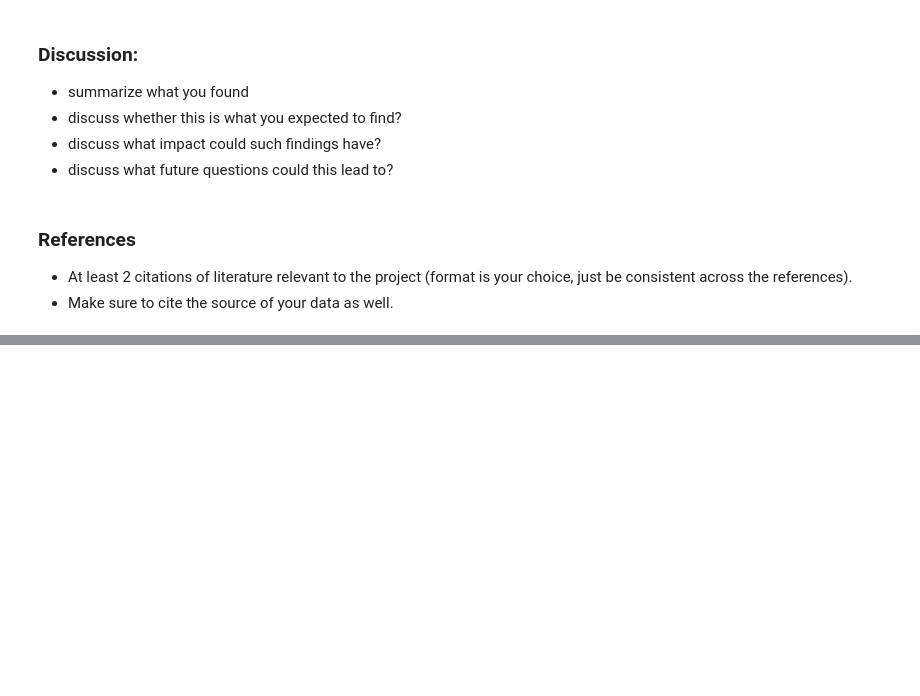
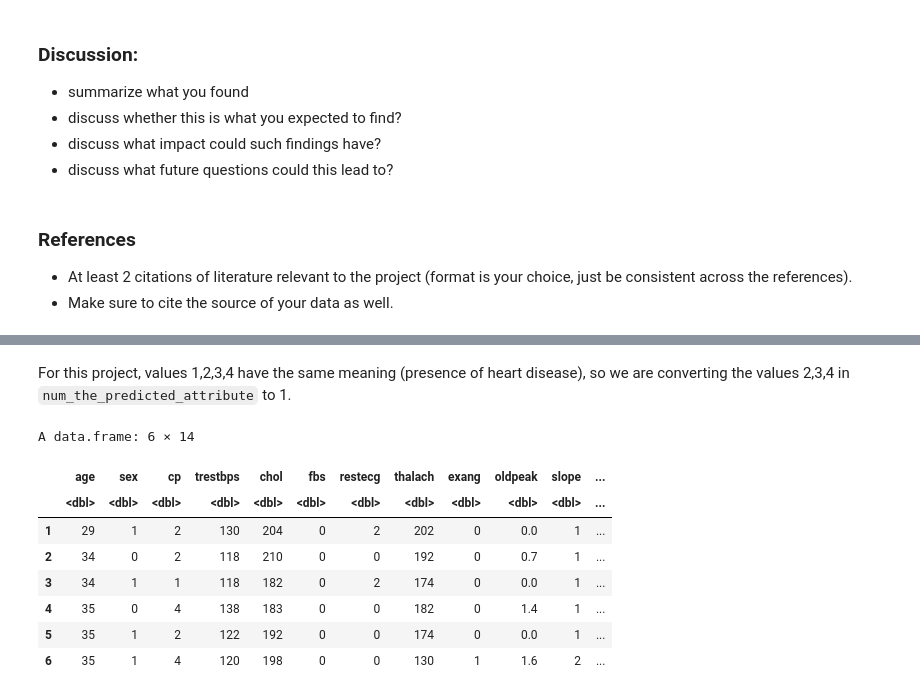
Before and after one commit to ggzggzggzggz/dsci-100-2022w1-group-083, a Jupyter notebook: group_project_report.ipynb, the cells around one changed output, grey strips where cells are left out. Drawn from its saved outputs; the diff is of its cells as text; code cells hidden in the pictures; blank space fills up the shorter version.

```diff
--- a/group_project_report.ipynb
+++ b/group_project_report.ipynb
@@ -32,0 +63,20 @@ Group: 83
+# %% [markdown]
+For this project, values 1,2,3,4 have the same meaning (presence of heart disease), so we are converting the values 2,3,4 in `num_the_predicted_attribute` to 1.
+# %%
+heart_data1 <- filter(heart_data, num_the_predicted_attribute <=1)
+heart_data2 <- filter(heart_data, num_the_predicted_attribute > 1)
+heart_data2 <- mutate(heart_data2, num_the_predicted_attribute = 1)
+heart_data <- merge(heart_data1, heart_data2, all = T)
+#changing num_the_predicted_attribute to be a factor
+heart_data <- mutate(heart_data, num_the_predicted_attribute = as_factor(num_the_predicted_attribute))
+head(heart_data)
+# %% [output]
+A data.frame: 6 × 14
+|  | age | sex | cp | trestbps | chol | fbs | restecg | thalach | exang | oldpeak | slope | ... |
+|  | <dbl> | <dbl> | <dbl> | <dbl> | <dbl> | <dbl> | <dbl> | <dbl> | <dbl> | <dbl> | <dbl> | ... |
+| 1 | 29 | 1 | 2 | 130 | 204 | 0 | 2 | 202 | 0 | 0.0 | 1 | ... |
+| 2 | 34 | 0 | 2 | 118 | 210 | 0 | 0 | 192 | 0 | 0.7 | 1 | ... |
+| 3 | 34 | 1 | 1 | 118 | 182 | 0 | 2 | 174 | 0 | 0.0 | 1 | ... |
+| 4 | 35 | 0 | 4 | 138 | 183 | 0 | 0 | 182 | 0 | 1.4 | 1 | ... |
+| 5 | 35 | 1 | 2 | 122 | 192 | 0 | 0 | 174 | 0 | 0.0 | 1 | ... |
+| 6 | 35 | 1 | 4 | 120 | 198 | 0 | 0 | 130 | 1 | 1.6 | 2 | ... |
```
Also changed, not shown: parts of 19 cells of this notebook.
